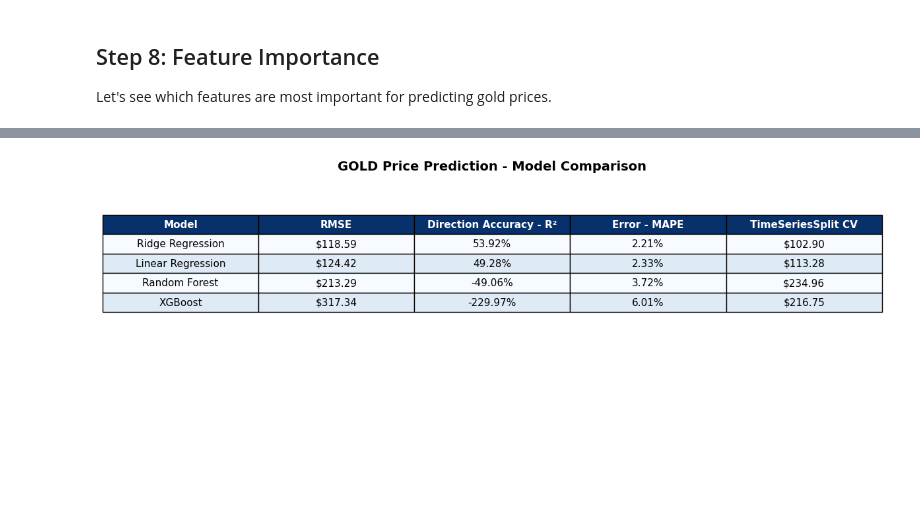
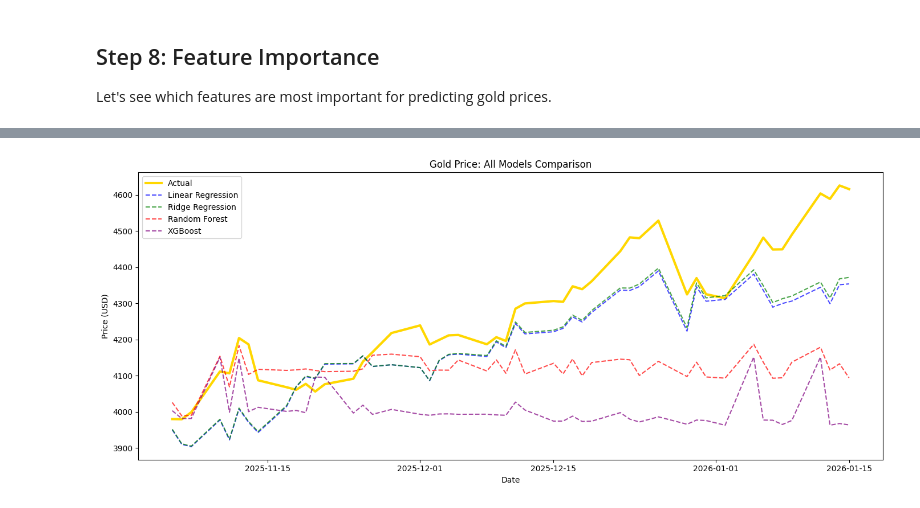
Before and after one commit to brunopulheze/ds_end2end_project, a Jupyter notebook: gold_silver_simple_notebook.ipynb, the cells around one changed output, grey strips where cells are left out. Drawn from its saved outputs; the diff is of its cells as text; code cells hidden in the pictures; blank space fills up the shorter version.

```diff
--- a/gold_silver_simple_notebook.ipynb
+++ b/gold_silver_simple_notebook.ipynb
@@ -605,17 +643,0 @@ XGBoost: RMSE=$16.33, R²=-0.9960, MAPE=16.60%, CV_RMSE=$6.10
-# %%
-# Visualize Silver predictions from all models
-plt.figure(figsize=(14, 6))
-test_dates_silver = df_clean.index[-len(y_test_silver):]
-
-plt.plot(test_dates_silver, y_test_silver.values, label='Actual', color='gray', linewidth=3)
-
-colors = ['blue', 'green', 'red', 'purple']
-for (name, y_pred), color in zip(silver_predictions.items(), colors):
-    plt.plot(test_dates_silver, y_pred, label=name, linestyle='--', alpha=0.7)
-
-plt.title('Silver Price: All Models Comparison')
-plt.xlabel('Date')
-plt.ylabel('Price (USD)')
-plt.legend()
-plt.tight_layout()
-plt.show()
@@ -805,46 +849,20 @@ plt.show()
 # %%
-# Table visualization - GOLD Model Comparison
-fig, ax = plt.subplots(figsize=(12, 3))
-ax.axis('off')
+# Visualize Gold predictions from all models
+plt.figure(figsize=(14, 6))
+test_dates_gold = df_clean.index[-len(y_test_gold):]
 
-# Prepare data for table (sorted by MAPE ascending - best first)
-gold_table_data = gold_results_df[['Model', 'RMSE ($)', 'R²', 'MAPE (%)', 'CV RMSE (TimeSeriesSplit)']].copy()
-gold_table_data = gold_table_data.sort_values('MAPE (%)', ascending=True)
-gold_table_data['RMSE ($)'] = gold_table_data['RMSE ($)'].apply(lambda x: f'${x:.2f}')
-gold_table_data['R²'] = gold_table_data['R²'].apply(lambda x: f'{x*100:.2f}%')
-gold_table_data['MAPE (%)'] = gold_table_data['MAPE (%)'].apply(lambda x: f'{x:.2f}%')
-gold_table_data['CV RMSE (TimeSeriesSplit)'] = gold_table_data['CV RMSE (TimeSeriesSplit)'].apply(lambda x: f'${x:.2f}')
-gold_table_data.columns = ['Model', 'RMSE', 'Direction Accuracy - R²', 'Error - MAPE', 'TimeSeriesSplit CV']
+plt.plot(test_dates_gold, y_test_gold.values, label='Actual', color='gold', linewidth=3)
 
-# Create table
-table = ax.table(
-    cellText=gold_table_data.values,
-    colLabels=gold_table_data.columns,
-    cellLoc='center',
-    loc='center',
-    colColours=['#08306b'] * len(gold_table_data.columns)
-)
+colors = ['blue', 'green', 'red', 'purple']
+for (name, y_pred), color in zip(gold_predictions.items(), colors):
+    plt.plot(test_dates_gold, y_pred, label=name, linestyle='--', alpha=0.7, color=color)
 
-# Style the table
-table.auto_set_font_size(False)
-table.set_fontsize(11)
-table.scale(1.2, 1.8)
-
-# Style header cells
-for j in range(len(gold_table_data.columns)):
-    table[(0, j)].set_text_props(color='white', fontweight='bold')
-
-# Alternate row colors
-for i in range(1, len(gold_table_data) + 1):
-    for j in range(len(gold_table_data.columns)):
-        if i % 2 == 0:
-            table[(i, j)].set_facecolor('#deebf7')
-        else:
-            table[(i, j)].set_facecolor('#f7fbff')
-
-ax.set_title('GOLD Price Prediction - Model Comparison', fontsize=14, fontweight='bold', pad=20)
+plt.title('Gold Price: All Models Comparison')
+plt.xlabel('Date')
+plt.ylabel('Price (USD)')
+plt.legend()
 plt.tight_layout()
 plt.show()
 # %% [output]
-[figure, old version]
+[figure, new version]
 # %%
```
Also changed, not shown: parts of 46 cells of this notebook, 2 other files.
